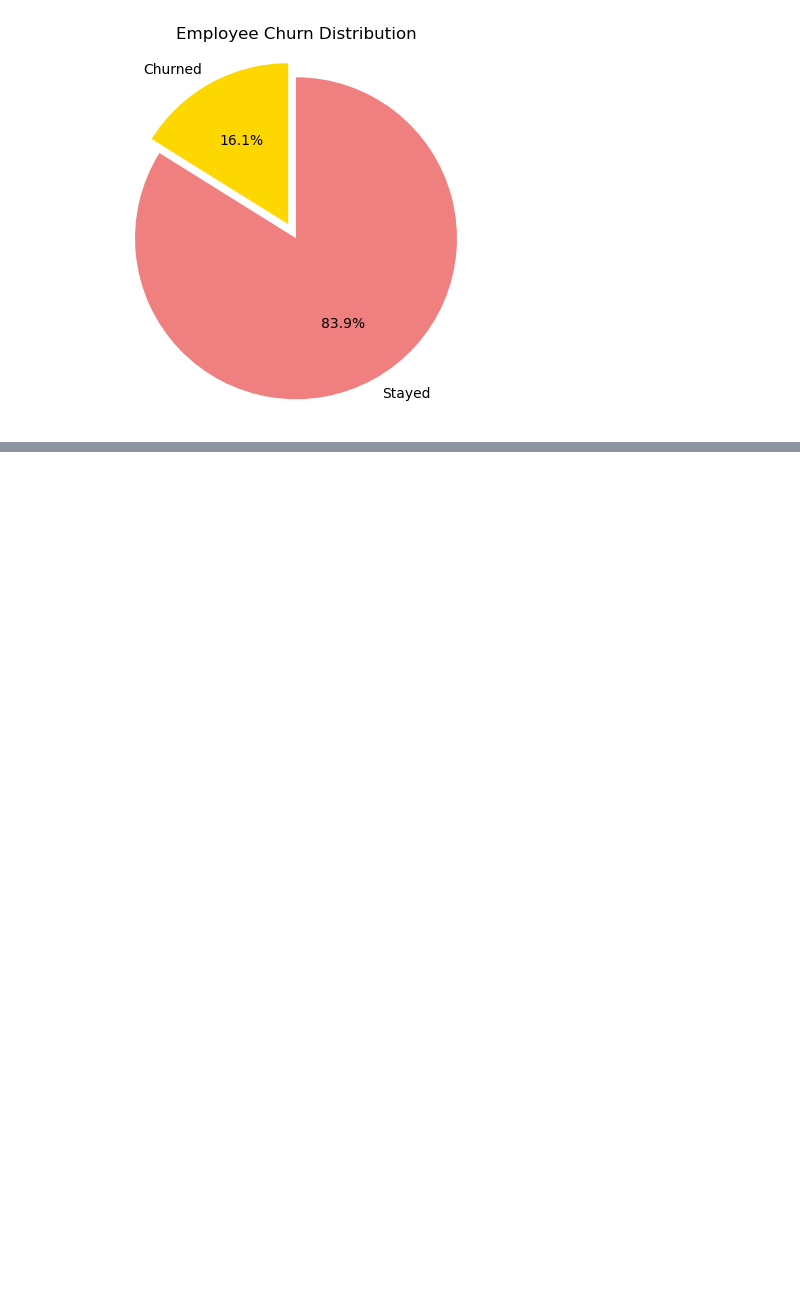
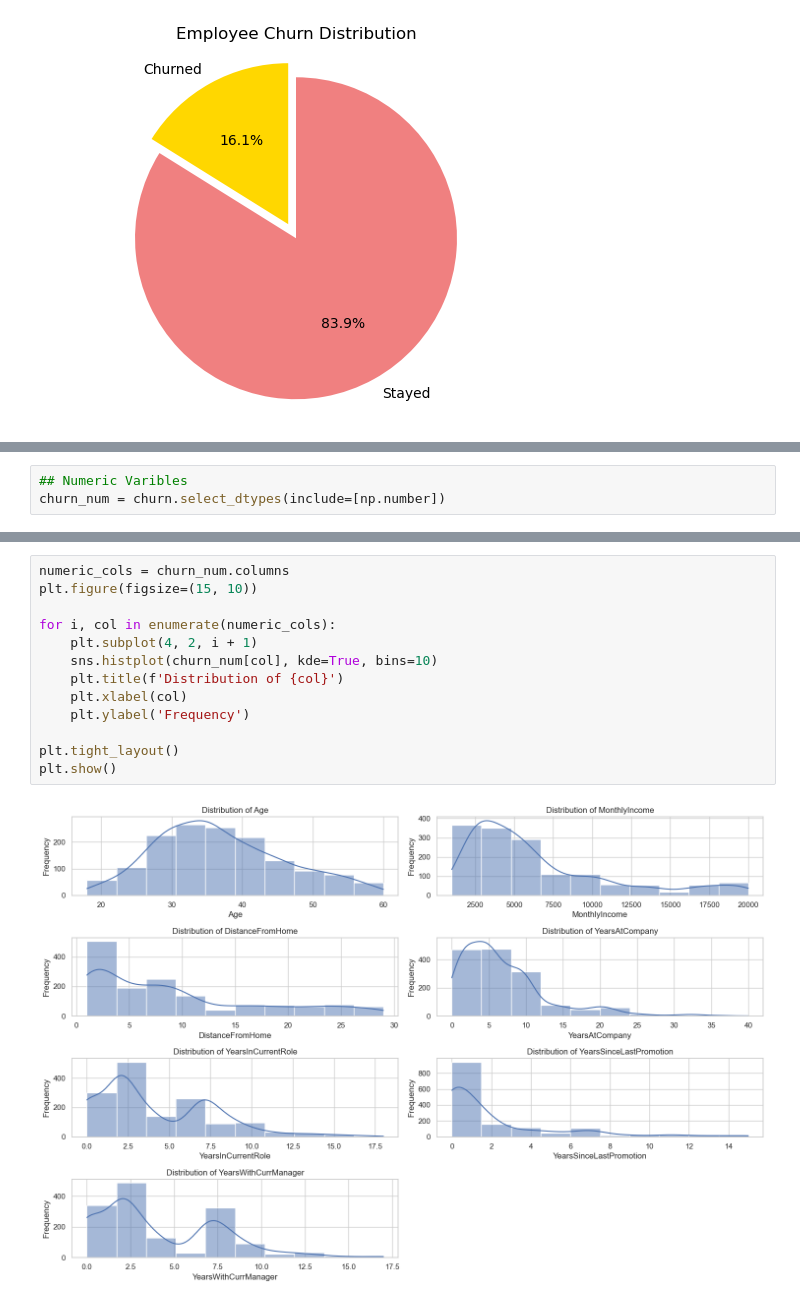
Before and after one commit to jiaxin0816/Python-project, a Jupyter notebook: Churn.ipynb, the cells around one changed output, grey strips where cells are left out. Saved outputs shown, nothing was run; the diff lists cells and outputs as text; blank space fills up the shorter version.

Commit message:
Add numeric variables' distribution

```diff
--- a/Churn.ipynb
+++ b/Churn.ipynb
@@ -73,0 +78,3 @@ plt.show()
+# %%
+## Numeric Varibles
+churn_num = churn.select_dtypes(include=[np.number])
@@ -73,0 +114,15 @@ plt.show()
+# %%
+numeric_cols = churn_num.columns
+plt.figure(figsize=(15, 10))
+
+for i, col in enumerate(numeric_cols):
+    plt.subplot(4, 2, i + 1)
+    sns.histplot(churn_num[col], kde=True, bins=10)
+    plt.title(f'Distribution of {col}')
+    plt.xlabel(col)
+    plt.ylabel('Frequency')
+
+plt.tight_layout()
+plt.show()
+# %% [output]
+[figure, added]
```
Also changed, not shown: parts of 4 cells of this notebook.
